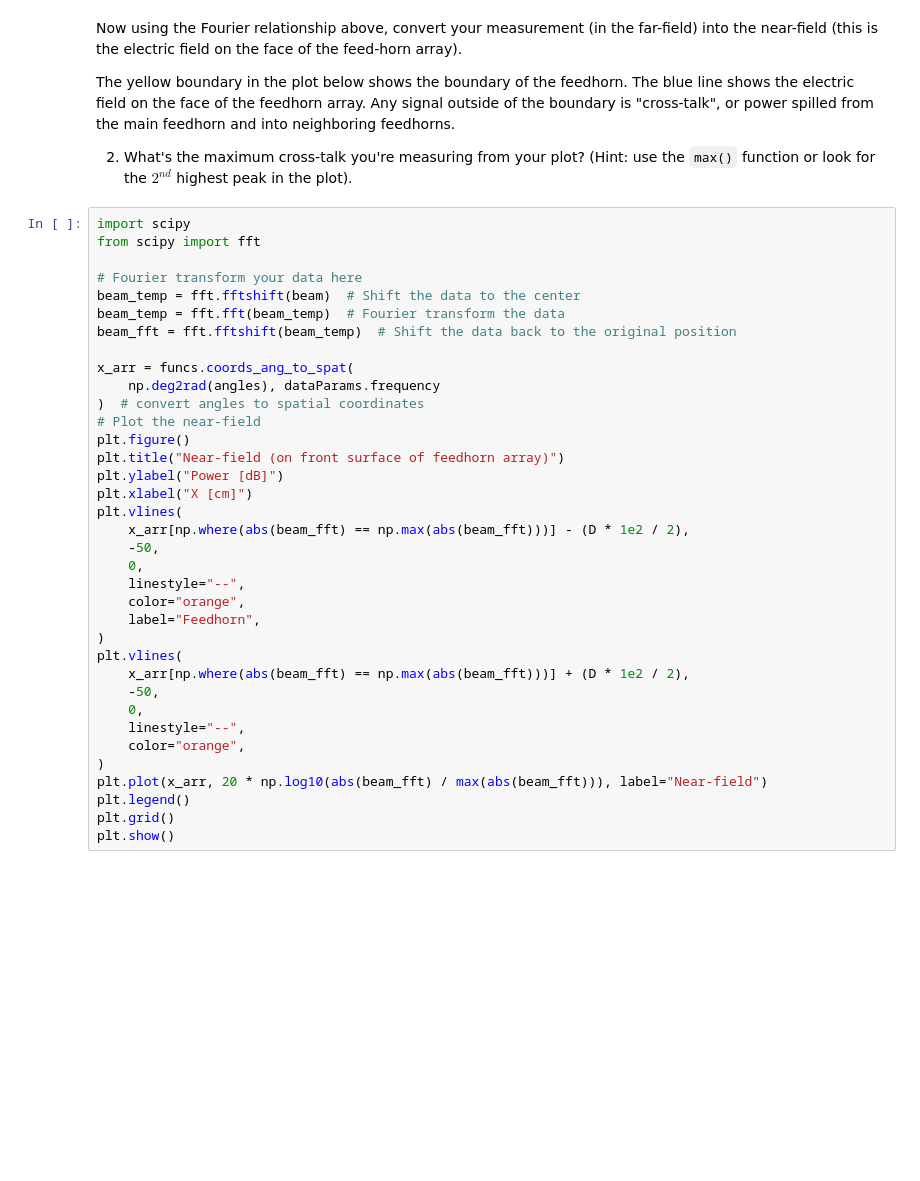
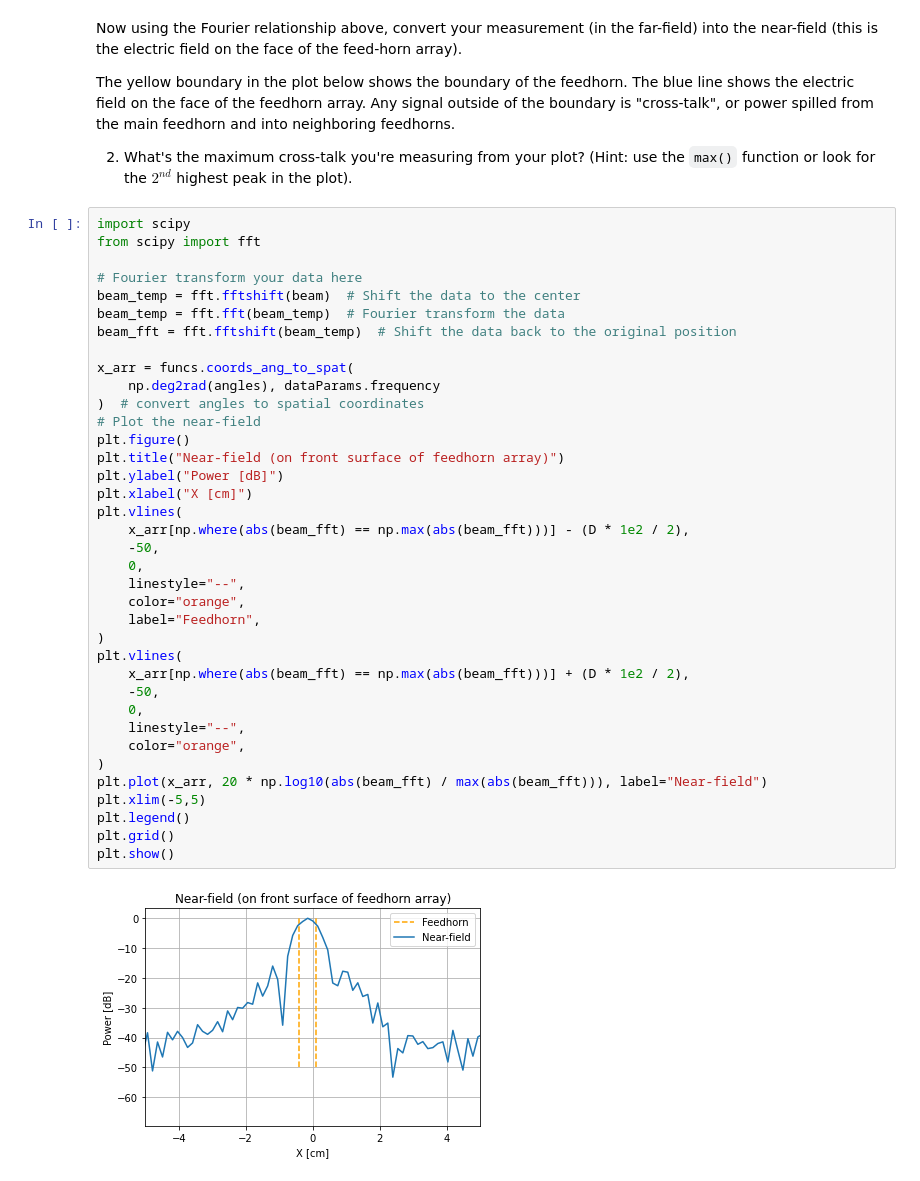
Before and after one commit to McMahonCosmologyGroup/cmbInstrumentSummerSchool, a Jupyter notebook: Notebook1_data_visualization.ipynb, the cells around one changed output. Saved outputs shown, nothing was run; the diff lists cells and outputs as text; blank space fills up the shorter version.

```diff
--- a/Notebook1_data_visualization.ipynb
+++ b/Notebook1_data_visualization.ipynb
@@ -140,30 +146,33 @@ beam_temp = fft.fftshift(beam)  # Shift the data to the center
 beam_temp = fft.fft(beam_temp)  # Fourier transform the data
 beam_fft = fft.fftshift(beam_temp)  # Shift the data back to the original position
 
 x_arr = funcs.coords_ang_to_spat(
     np.deg2rad(angles), dataParams.frequency
 )  # convert angles to spatial coordinates
 # Plot the near-field
 plt.figure()
 plt.title("Near-field (on front surface of feedhorn array)")
 plt.ylabel("Power [dB]")
 plt.xlabel("X [cm]")
 plt.vlines(
     x_arr[np.where(abs(beam_fft) == np.max(abs(beam_fft)))] - (D * 1e2 / 2),
     -50,
     0,
     linestyle="--",
     color="orange",
     label="Feedhorn",
 )
 plt.vlines(
     x_arr[np.where(abs(beam_fft) == np.max(abs(beam_fft)))] + (D * 1e2 / 2),
     -50,
     0,
     linestyle="--",
     color="orange",
 )
 plt.plot(x_arr, 20 * np.log10(abs(beam_fft) / max(abs(beam_fft))), label="Near-field")
+plt.xlim(-5,5)
 plt.legend()
 plt.grid()
 plt.show()
+# %% [output]
+[figure, added]
```
Also changed, not shown: parts of 5 cells of this notebook, 18 other files.
